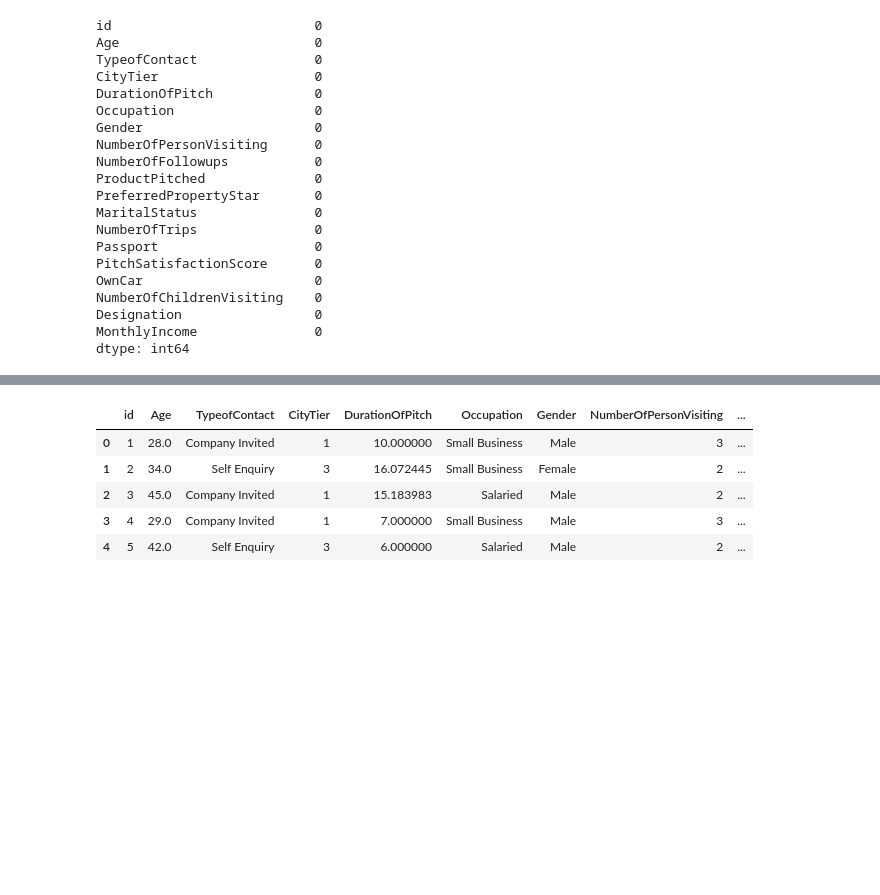
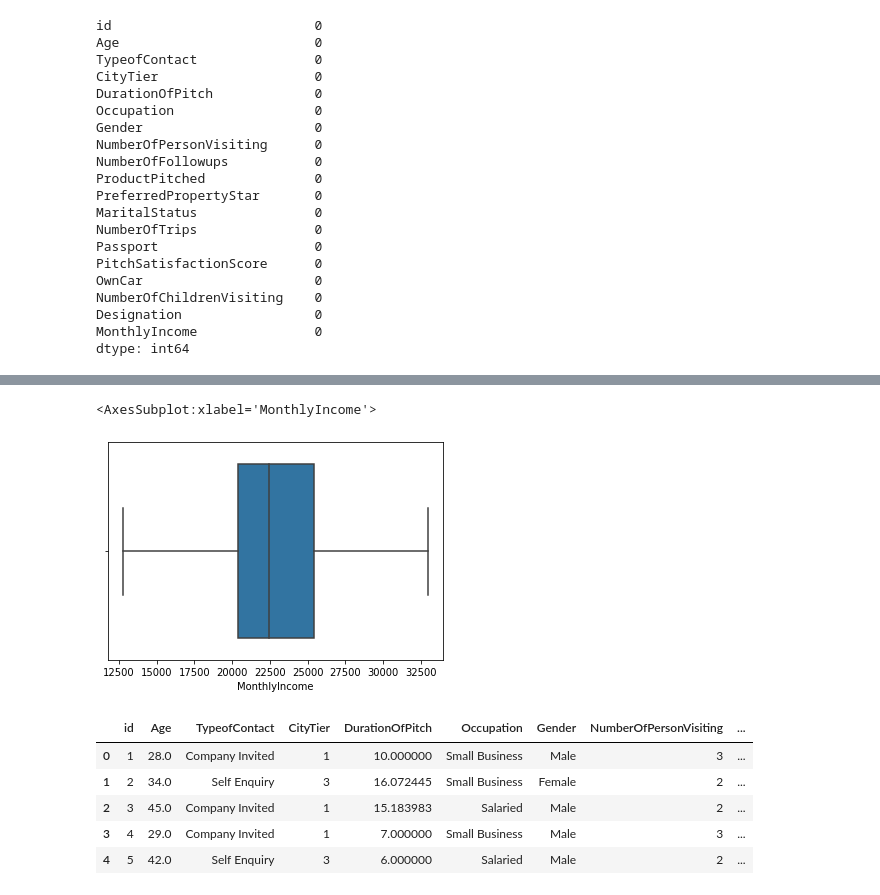
Before and after one commit to psrpsj/travel_package, a Jupyter notebook: travel.ipynb, the cells around one changed output, grey strips where cells are left out. Drawn from its saved outputs; the diff is of its cells as text; code cells hidden in the pictures; blank space fills up the shorter version.

```diff
--- a/travel.ipynb
+++ b/travel.ipynb
@@ -289,3 +317,8 @@ dtype: int64
+# %%
+sb.boxplot(train["MonthlyIncome"])
+# %% [output]
+<AxesSubplot:xlabel='MonthlyIncome'>
+[figure, added]
 # %%
 train.head()
 # %% [output]
```
Also changed, not shown: parts of 15 cells of this notebook.
